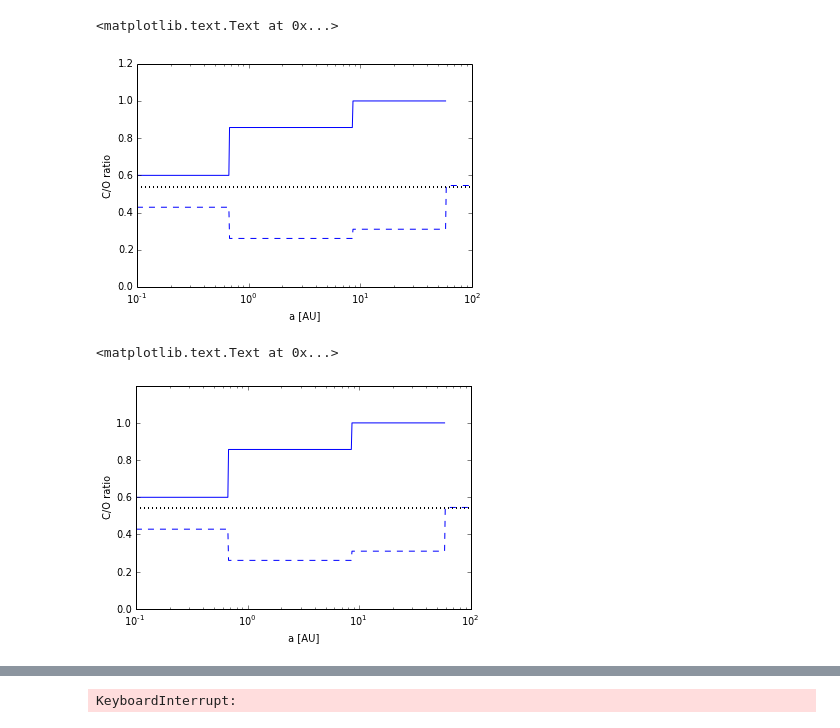
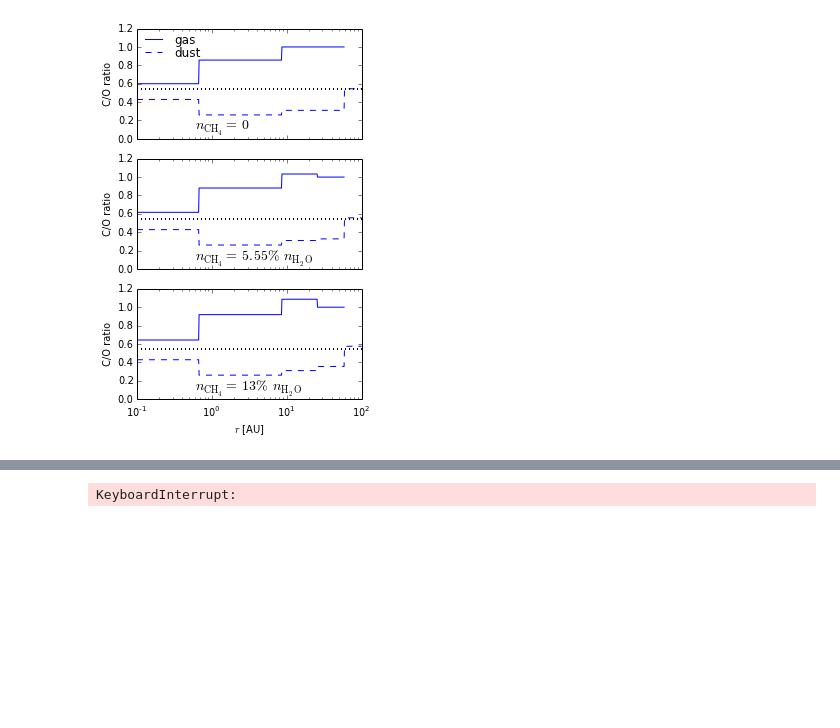
Before and after one commit to apiso/Thesis, a Jupyter notebook: python/CO_plots_new-Copy2-updated.ipynb, the cells around one changed output, grey strips where cells are left out. Cells and saved outputs as stored; diff of their text form; code cells hidden in the pictures; blank space fills up the shorter version.

```diff
--- a/python/CO_plots_new-Copy2-updated.ipynb
+++ b/python/CO_plots_new-Copy2-updated.ipynb
@@ -17,28 +17,47 @@ from JSAnimation.JSAnimation import IPython_display
 # %%
 a = np.logspace(-1, 2, 500)
 
-arraygas, arraysolid  = [], []
+arraygas, arraysolid, arraygasmid, arraysolidmid, arraygasmax, arraysolidmax  = [], [], [], [], [], []
+
 for i in range(len(a)):
     arraygas = np.append(arraygas, CO.C_O_ratio(a[i], T0 = 120, q = 3./7)[0])
     arraysolid = np.append(arraysolid, CO.C_O_ratio(a[i], T0 = 120, q = 3./7)[1])
+
+    arraygasmid = np.append(arraygasmid, CO.C_O_ratio(a[i], T0 = 120, q = 3./7, CH4mid = 1)[0])
+    arraysolidmid = np.append(arraysolidmid, CO.C_O_ratio(a[i], T0 = 120, q = 3./7, CH4mid = 1)[1])
+
+    arraygasmax = np.append(arraygasmax, CO.C_O_ratio(a[i], T0 = 120, q = 3./7, CH4max = 1)[0])
+    arraysolidmax = np.append(arraysolidmax, CO.C_O_ratio(a[i], T0 = 120, q = 3./7, CH4max = 1)[1])
-# %%
-plt.semilogx(a, arraygas)
-plt.semilogx(a, arraysolid, '--b')
-plt.semilogx(a, ones(len(a))*0.54, ls = ':', lw = 2, color = 'black')
-plt.ylim(0, 1.2)
-plt.xlabel('a [AU]')
-plt.ylabel('C/O ratio')
-#plt.savefig('C_O_ratio.pdf')
-# %% [output]
-<matplotlib.text.Text at 0x...>
-[figure, removed]
-# %%
-plt.semilogx(a, arraygas)
-plt.semilogx(a, arraysolid, '--b')
-plt.semilogx(a, ones(len(a))*0.54, ls = ':', lw = 2, color = 'black')
-plt.ylim(0, 1.2)
-plt.xlabel('a [AU]')
-plt.ylabel('C/O ratio')
-# %% [output]
-<matplotlib.text.Text at 0x...>
-[figure, removed]
+# %%
+fig, (ax1, ax2, ax3) = plt.subplots(3, 1, sharex = True, figsize = (4., 6.))
+
+ax1.semilogx(a, arraygas, label = 'gas')
+ax1.semilogx(a, arraysolid, '--b', label = 'dust')
+ax1.semilogx(a, ones(len(a))*0.54, ls = ':', lw = 2, color = 'black')
+ax1.set_ylim(ymin = -0.05)
+ax1.legend(loc = 2, frameon = False, borderaxespad = 0, labelspacing = 0)
+#ax1.xlabel('a [AU]')
+ax1.set_ylabel('C/O ratio')
+ax1.set_ylim(ymin = 0, ymax = 1.2)
+ax1.text(0.6, 0.1, r'$n_{\rm CH_4}=\,0$', fontsize = 14)
+
+ax2.semilogx(a, arraygasmid, 'b')
+ax2.semilogx(a, arraysolidmid, '--b')
+ax2.semilogx(a, ones(len(a))*0.54, ls = ':', lw = 2, color = 'black')
+ax2.set_ylabel('C/O ratio')
+ax2.set_ylim(ymin = 0, ymax = 1.2)
+ax2.text(0.6, 0.1, r'$n_{\rm CH_4}=\,5.55\%\, n_{\rm H_2O}$', fontsize = 14)
+
+ax3.semilogx(a, arraygasmax, 'b')
+ax3.semilogx(a, arraysolidmax, '--b')
+ax3.semilogx(a, ones(len(a))*0.54, ls = ':', lw = 2, color = 'black')
+ax3.set_ylabel('C/O ratio')
+ax3.set_xlabel(r'$r$ [AU]')
+ax3.set_ylim(ymin = 0, ymax = 1.2)
+ax3.text(0.6, 0.1, r'$n_{\rm CH_4}=\,13\%\, n_{\rm H_2O}$', fontsize = 14)
+
+plt.tight_layout()
+#fig.subplots_adjust(hspace = 0)
+plt.savefig('../figs/C_O_ratio_CH4.pdf')
+# %% [output]
+[figure, added]
```
Also changed, not shown: parts of 2 cells of this notebook, 5 other files.
